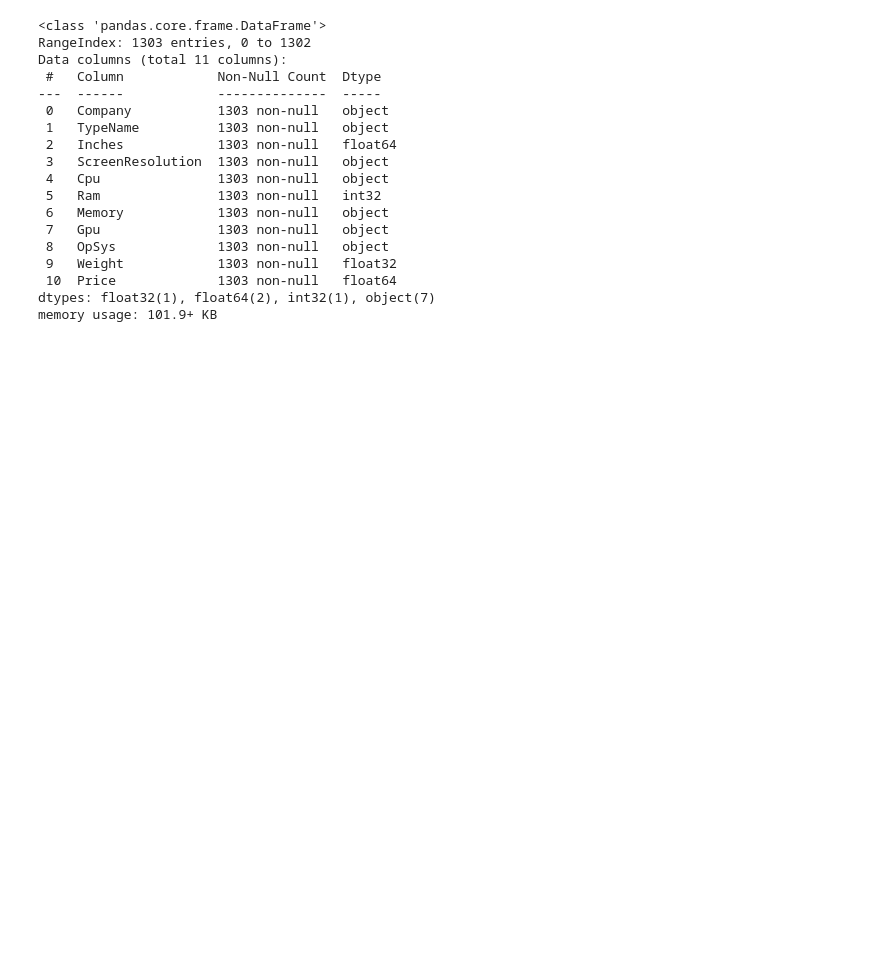
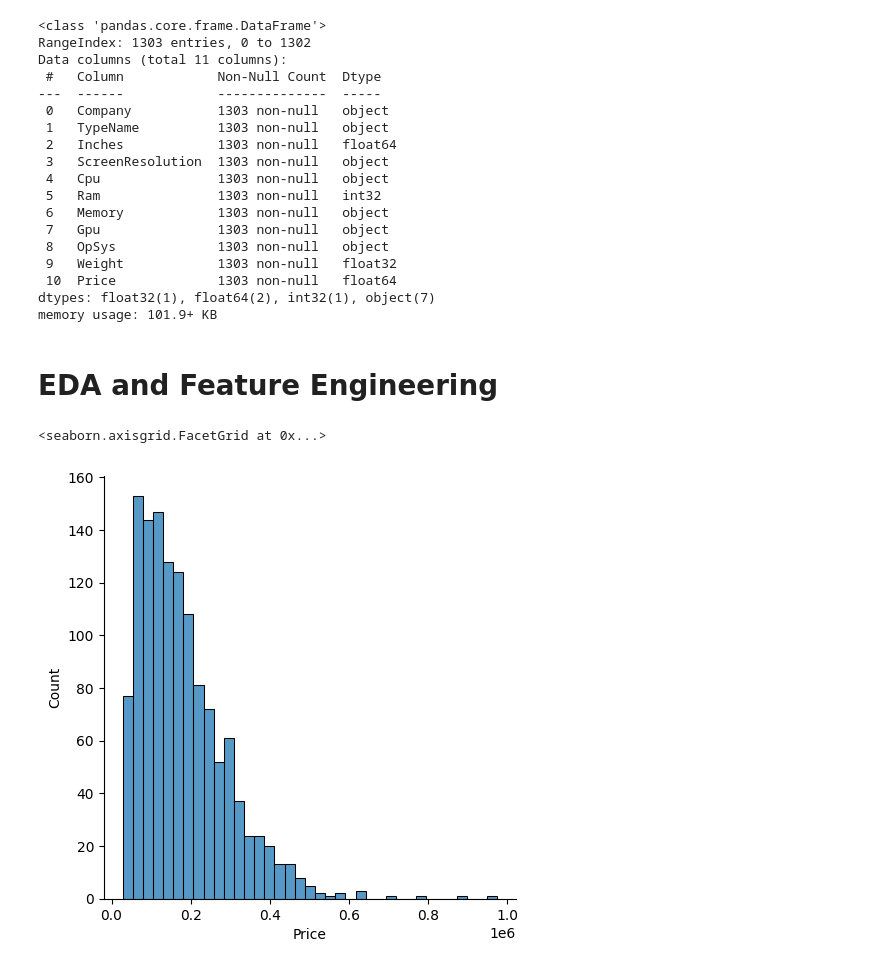
Before and after one commit to Hassan13361/Laptop-Price-Predicter, a Jupyter notebook: Laptop-Price-Predictor.ipynb, the cells around one changed output. Drawn from its saved outputs; the diff is of its cells as text; code cells hidden in the pictures; blank space fills up the shorter version.

Commit message:
Completed EDA and Feature Engineering

```diff
--- a/Laptop-Price-Predictor.ipynb
+++ b/Laptop-Price-Predictor.ipynb
@@ -100,3 +102,8 @@ Data columns (total 11 columns):
  10  Price             1303 non-null   float64
 dtypes: float32(1), float64(2), int32(1), object(7)
 memory usage: 101.9+ KB
+# %%
+#Converting Price from INR to PKR
+df['Price']=df['Price']*3
+# %% [markdown]
+# EDA and Feature Engineering
@@ -102,0 +112,5 @@ memory usage: 101.9+ KB
+# %%
+sns.displot(df['Price'])
+# %% [output]
+<seaborn.axisgrid.FacetGrid at 0x...>
+[figure, added]
```
Also changed, not shown: parts of 99 cells of this notebook.
